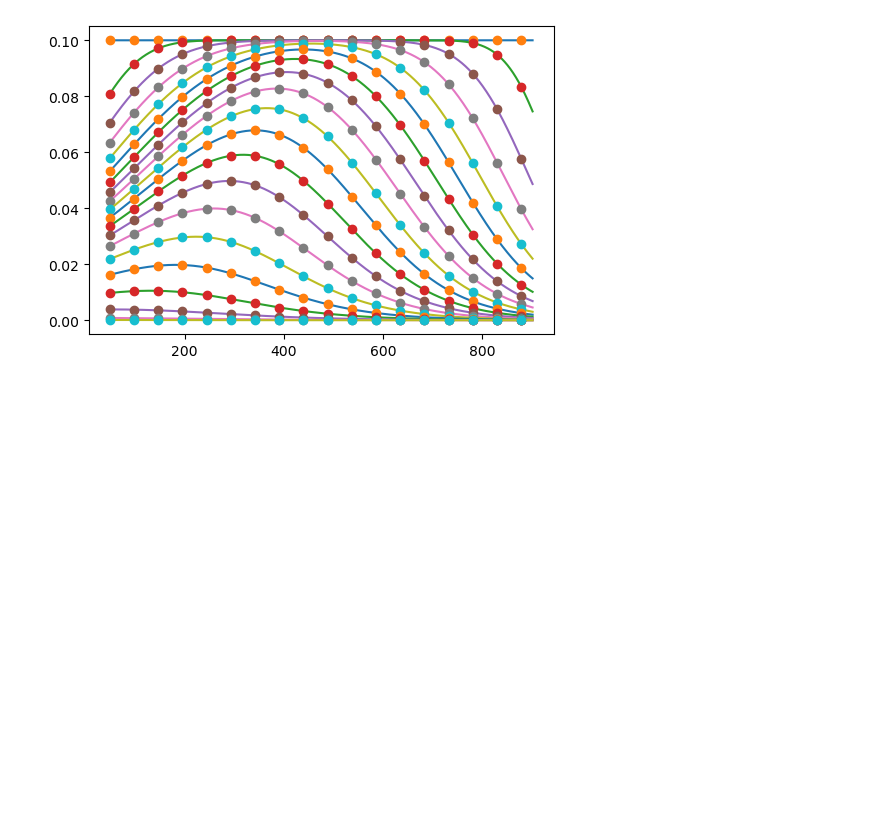
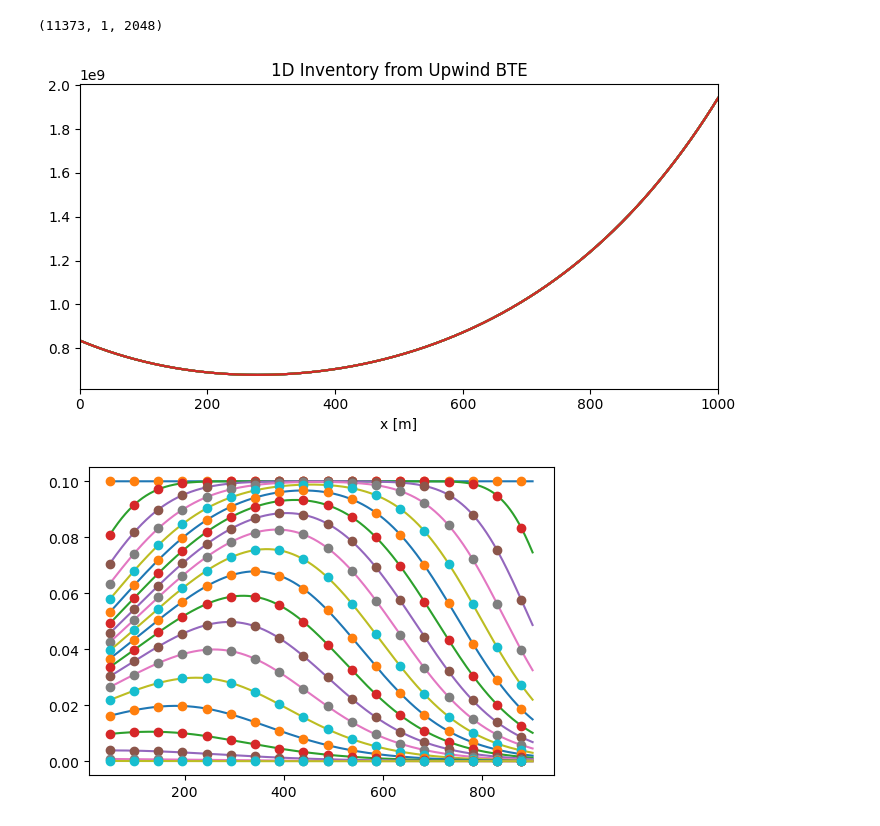
Before and after one commit to EricPgh/heatlearn, a Jupyter notebook: bte_1d_learner_2nd_order.ipynb, the cells around one changed output. Drawn from its saved outputs; the diff is of its cells as text; code cells hidden in the pictures; blank space fills up the shorter version.

Commit message:
updates spectral solve and flux

```diff
--- a/bte_1d_learner_2nd_order.ipynb
+++ b/bte_1d_learner_2nd_order.ipynb
@@ -1,26 +1,31 @@
 # %%
 import pickle
 import numpy as np
 L=1e-3
 Nx=2048
 x = np.linspace(0.0, L, Nx)
-with open("bte_1d.pkl", "rb") as f:
-    ts, Tsnaps = pickle.load(f)
-if False:#try:
+with open("bte_1d_flux_center.pkl", "rb") as f:
+    ts, Tsnaps, flux = pickle.load(f)
+print(flux.shape)
+Nt,d,Nx=flux.shape
+if True:#try:
     import matplotlib.pyplot as plt
     import matplotlib as mpl
     mpl.rcParams.update({"figure.figsize": (7, 4)})
-    for Ts in Tsnaps:#[np.array([1,6,-1])]:
+    for Ts in flux[10000:Nt:100]: #Tsnaps:#[np.array([1,6,-1])]:
         plt.plot(x * 1e6, Ts.T)#, label="?(x, t_final)")
     plt.xlabel("x [m]")
     #plt.ylabel("temperature perturbation ? [K]")
     plt.title("1D Inventory from Upwind BTE")
     #plt.legend()
     plt.tight_layout()
     plt.xlim(0,1000)
-    plt.ylim(0,1e8)
+    #plt.ylim(0,1e8)
     plt.savefig('bte_temps.png')
     plt.show()
+# %% [output]
+(11373, 1, 2048)
+[figure, added]
 # %%
 import pickle
 import numpy as np
```
Also changed, not shown: 12 other files.
